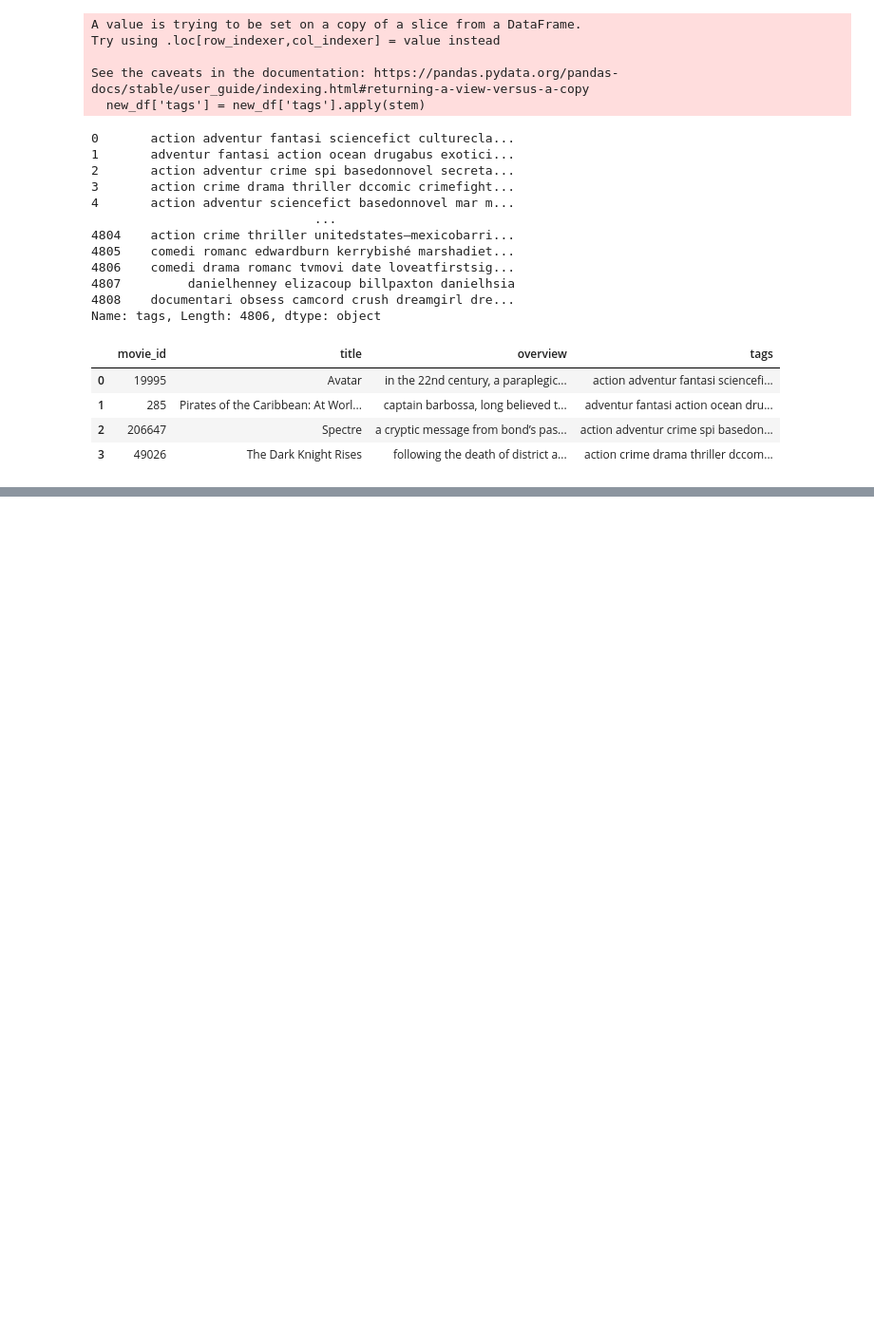
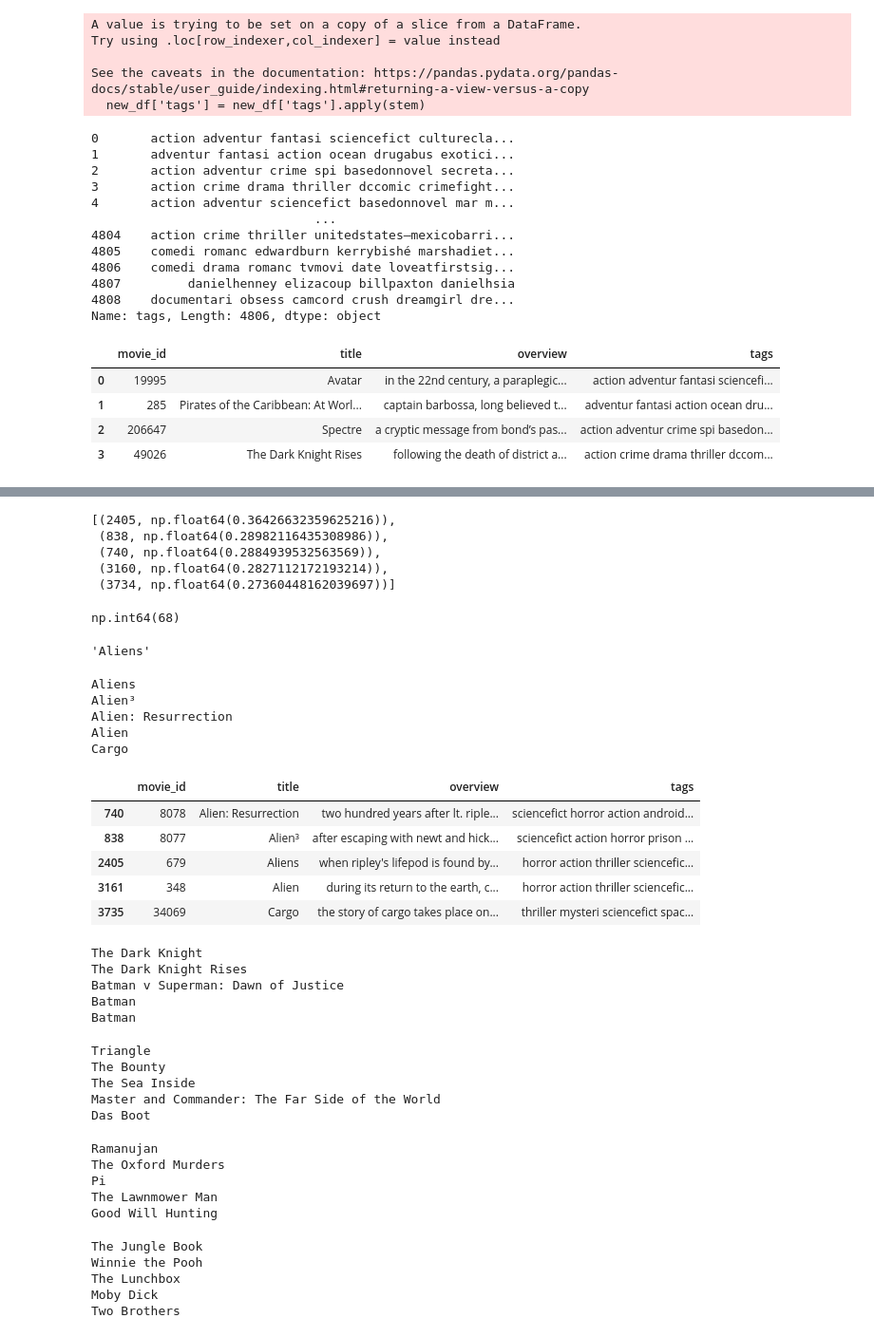
Before and after one commit to SarthakMogane/Movie-Recommendation-system, a Jupyter notebook: notebook.ipynb, the cells around one changed output, grey strips where cells are left out. Shown at 95% size. Cells and saved outputs as stored; diff of their text form; code cells hidden in the pictures; blank space fills up the shorter version.

```diff
--- a/notebook.ipynb
+++ b/notebook.ipynb
@@ -522,0 +618,12 @@ tfidf = TfidfVectorizer(max_features=3000)
+# %%
+sorted(list(enumerate(similarity[0])),reverse = True,key = lambda x:x[1])[1:6]
+# %% [output]
+[(2405, np.float64(0.36426632359625216)),
+ (838, np.float64(0.28982116435308986)),
+ (740, np.float64(0.2884939532563569)),
+ (3160, np.float64(0.2827112172193214)),
+ (3734, np.float64(0.27360448162039697))]
+# %%
+new_df[new_df['title']=='Iron Man'].index[0]
+# %% [output]
+np.int64(68)
@@ -522,0 +640,55 @@ tfidf = TfidfVectorizer(max_features=3000)
+# %%
+new_df.iloc[2405].title
+# %% [output]
+'Aliens'
+# %%
+recommend('Avatar')
+# %% [output]
+Aliens
+Alien³
+Alien: Resurrection
+Alien
+Cargo
+# %%
+
+titles =['Aliens','Alien³','Alien','Alien: Resurrection','Cargo']
+new_df[new_df['title'].isin(titles)]
+# %% [output]
+|  | movie_id | title | overview | tags |
+| 740 | 8078 | Alien: Resurrection | two hundred years after lt. riple... | sciencefict horror action android... |
+| 838 | 8077 | Alien³ | after escaping with newt and hick... | sciencefict action horror prison ... |
+| 2405 | 679 | Aliens | when ripley's lifepod is found by... | horror action thriller sciencefic... |
+| 3161 | 348 | Alien | during its return to the earth, c... | horror action thriller sciencefic... |
+| 3735 | 34069 | Cargo | the story of cargo takes place on... | thriller mysteri sciencefict spac... |
+# %%
+recommend('Batman Begins')
+# %% [output]
+The Dark Knight
+The Dark Knight Rises
+Batman v Superman: Dawn of Justice
+Batman
+Batman
+# %%
+recommend('My Name Is Khan')
+# %% [output]
+Triangle
+The Bounty
+The Sea Inside
+Master and Commander: The Far Side of the World
+Das Boot
+# %%
+recommend('A Beautiful Mind')
+# %% [output]
+Ramanujan
+The Oxford Murders
+Pi
+The Lawnmower Man
+Good Will Hunting
+# %%
+recommend('Life of Pi')
+# %% [output]
+The Jungle Book
+Winnie the Pooh
+The Lunchbox
+Moby Dick
+Two Brothers
```
Also changed, not shown: parts of 26 cells of this notebook.
